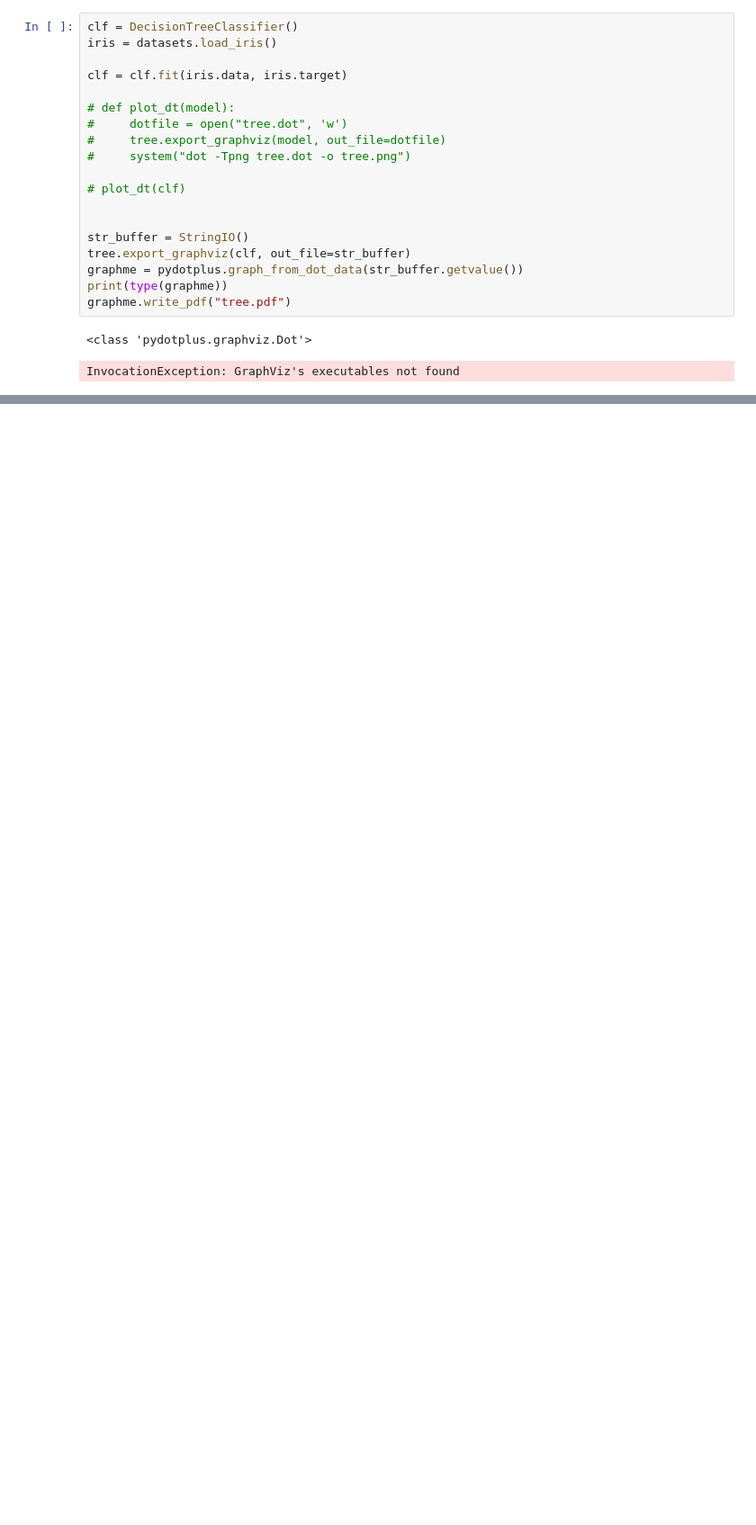
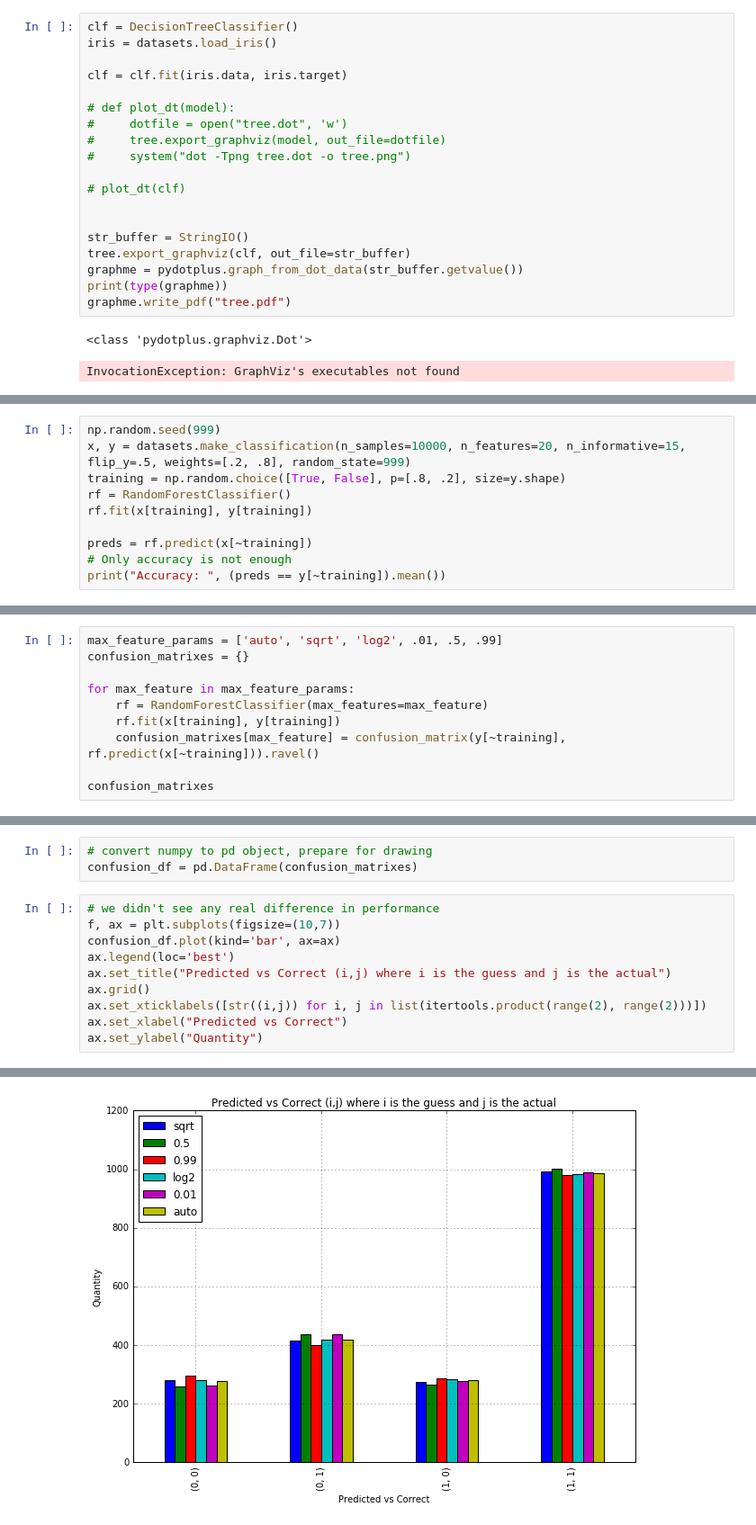
Before and after one commit to LyuuuuXinwei/KaggleProject, a Jupyter notebook: Explore Classification.ipynb, the cells around one changed output, grey strips where cells are left out. Shown at 90% size. Cells and saved outputs as stored; diff of their text form; blank space fills up the shorter version.

```diff
--- a/Explore Classification.ipynb
+++ b/Explore Classification.ipynb
@@ -148,0 +148,10 @@ pydotplus.graphviz.Dot.write?
+# %%
+np.random.seed(999)
+x, y = datasets.make_classification(n_samples=10000, n_features=20, n_informative=15, flip_y=.5, weights=[.2, .8], random_state=999)
+training = np.random.choice([True, False], p=[.8, .2], size=y.shape)
+rf = RandomForestClassifier()
+rf.fit(x[training], y[training])
+
+preds = rf.predict(x[~training])
+# Only accuracy is not enough
+print("Accuracy: ", (preds == y[~training]).mean())
@@ -148,0 +162,10 @@ pydotplus.graphviz.Dot.write?
+# %%
+max_feature_params = ['auto', 'sqrt', 'log2', .01, .5, .99]
+confusion_matrixes = {}
+
+for max_feature in max_feature_params:
+    rf = RandomForestClassifier(max_features=max_feature)
+    rf.fit(x[training], y[training])
+    confusion_matrixes[max_feature] = confusion_matrix(y[~training], rf.predict(x[~training])).ravel()
+
+confusion_matrixes
@@ -148,0 +179,14 @@ pydotplus.graphviz.Dot.write?
+# %%
+# convert numpy to pd object, prepare for drawing
+confusion_df = pd.DataFrame(confusion_matrixes)
+# %%
+# we didn't see any real difference in performance
+f, ax = plt.subplots(figsize=(10,7))
+confusion_df.plot(kind='bar', ax=ax)
+ax.legend(loc='best')
+ax.set_title("Predicted vs Correct (i,j) where i is the guess and j is the actual")
+ax.grid()
+ax.set_xticklabels([str((i,j)) for i, j in list(itertools.product(range(2), range(2)))])
+ax.set_xlabel("Predicted vs Correct")
+ax.set_ylabel("Quantity")
+# %% [output]
@@ -148,0 +194 @@ pydotplus.graphviz.Dot.write?
+[figure, added]
```
Also changed, not shown: parts of 13 cells of this notebook.
